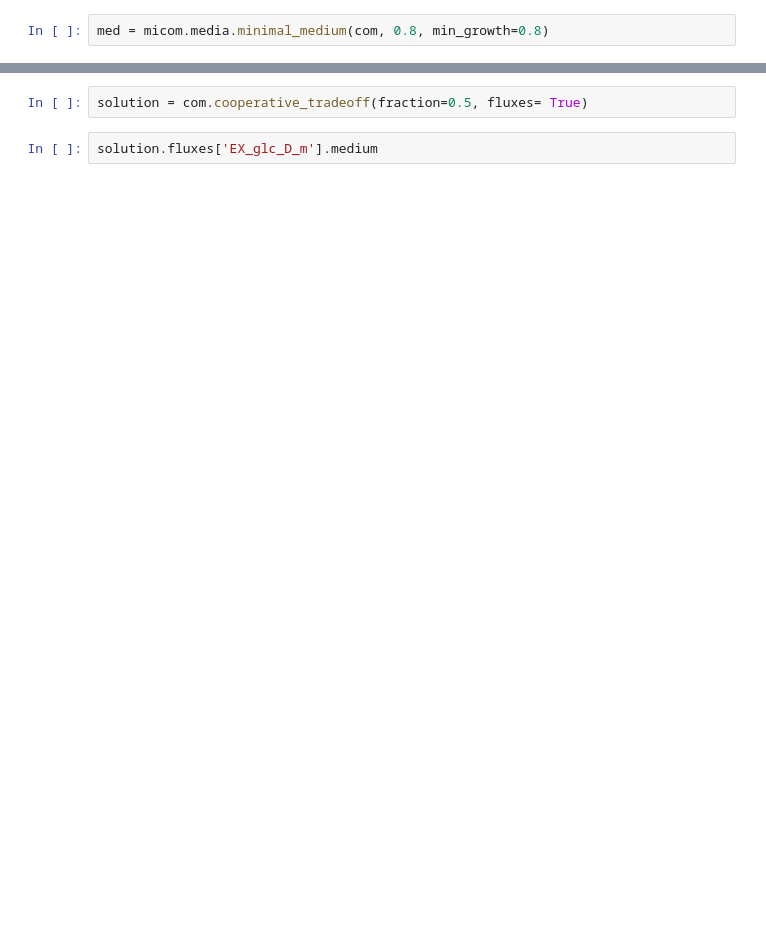
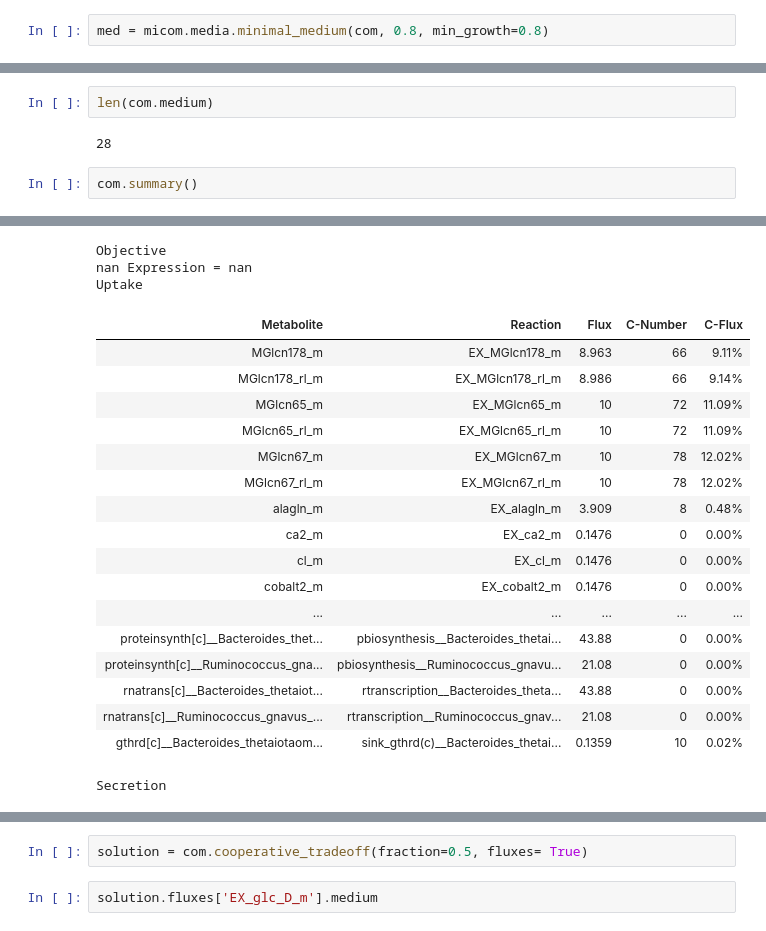
Before and after one commit to vivarium-collective/vivarium-MICOM, a Jupyter notebook: vmicom_eddy.ipynb, the cells around one changed output, grey strips where cells are left out. Saved outputs shown, nothing was run; the diff lists cells and outputs as text; blank space fills up the shorter version.

```diff
--- a/vmicom_eddy.ipynb
+++ b/vmicom_eddy.ipynb
@@ -137,0 +186,7 @@ com.optimize()
+# %%
+len(com.medium)
+# %% [output]
+28
+# %%
+com.summary()
+# %% [output]
@@ -137,0 +195,21 @@ com.optimize()
+Objective
+nan Expression = nan
+Uptake
+| Metabolite | Reaction | Flux | C-Number | C-Flux |
+| MGlcn178_m | EX_MGlcn178_m | 8.963 | 66 | 9.11% |
+| MGlcn178_rl_m | EX_MGlcn178_rl_m | 8.986 | 66 | 9.14% |
+| MGlcn65_m | EX_MGlcn65_m | 10 | 72 | 11.09% |
+| MGlcn65_rl_m | EX_MGlcn65_rl_m | 10 | 72 | 11.09% |
+| MGlcn67_m | EX_MGlcn67_m | 10 | 78 | 12.02% |
+| MGlcn67_rl_m | EX_MGlcn67_rl_m | 10 | 78 | 12.02% |
+| alagln_m | EX_alagln_m | 3.909 | 8 | 0.48% |
+| ca2_m | EX_ca2_m | 0.1476 | 0 | 0.00% |
+| cl_m | EX_cl_m | 0.1476 | 0 | 0.00% |
+| cobalt2_m | EX_cobalt2_m | 0.1476 | 0 | 0.00% |
+| ... | ... | ... | ... | ... |
+| proteinsynth[c]__Bacteroides_thet... | pbiosynthesis__Bacteroides_thetai... | 43.88 | 0 | 0.00% |
+| proteinsynth[c]__Ruminococcus_gna... | pbiosynthesis__Ruminococcus_gnavu... | 21.08 | 0 | 0.00% |
+| rnatrans[c]__Bacteroides_thetaiot... | rtranscription__Bacteroides_theta... | 43.88 | 0 | 0.00% |
+| rnatrans[c]__Ruminococcus_gnavus_... | rtranscription__Ruminococcus_gnav... | 21.08 | 0 | 0.00% |
+| gthrd[c]__Bacteroides_thetaiotaom... | sink_gthrd(c)__Bacteroides_thetai... | 0.1359 | 10 | 0.02% |
+Secretion
```
Also changed, not shown: parts of 34 cells of this notebook.
